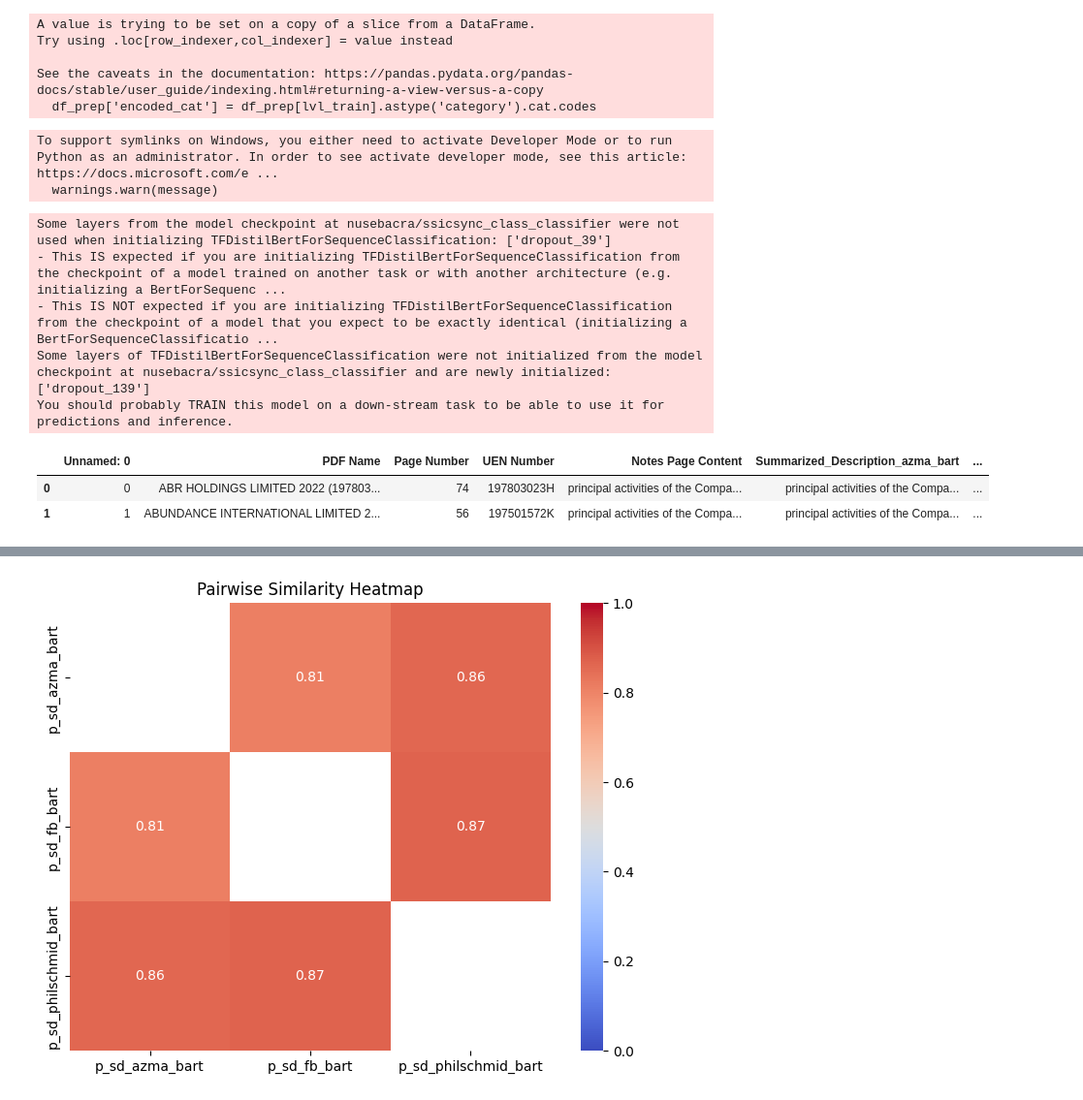
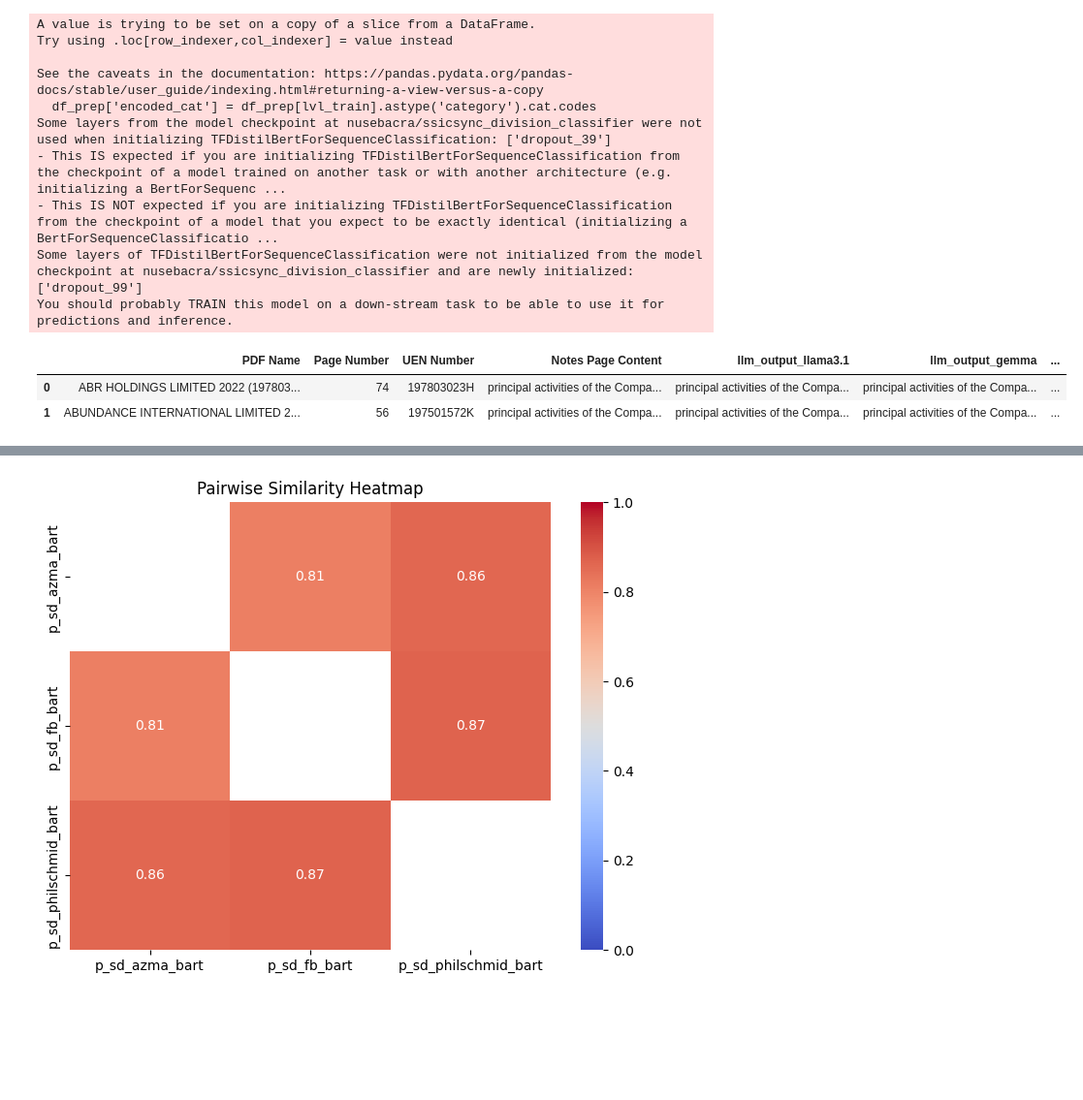
Before and after one commit to Michaelwwk/ssicsync, a Jupyter notebook: Model Load & Test_wudi.ipynb, the cells around one changed output, grey strips where cells are left out. Shown at 97% size. Drawn from its saved outputs; the diff is of its cells as text; code cells hidden in the pictures; blank space fills up the shorter version.

```diff
--- a/Model Load & Test_wudi.ipynb
+++ b/Model Load & Test_wudi.ipynb
@@ -12,7 +12,7 @@ import tensorflow as tf
 # 4. 'Class'
 # 5. 'Subclass'
 
-level = 'Class'
+level = 'Division'
 topn = 3
 ####################################################################################################
 
@@ -179,7 +179,7 @@ list_df = list_df.rename(columns={'Section2': 'Section2'})
 
 # Validation Data
 # vdf_filepath = r"dataSources\ScrapedOutputFiles\(Roy) data validation.xlsx"
-vdf = pd.read_excel("D:\ssicsync\LLM_Test\Summarised_output_for_model_v3.xlsx",  dtype = str)
+vdf = pd.read_excel("D:\ssicsync\LLM_Test\Summarised_output_for_model_v4.xlsx",  dtype = str)
 
 vdf = vdf.merge(list_df[['UEN', 'ssic_code', 'ssic_code2', 'Section', 'Division', 'Group', 'Class', 'Sub-class', 'Section2', 'Division2', 'Group2', 'Class2', 'Sub-class2']], left_on='UEN Number', right_on='UEN', how='left')
 
@@ -214,8 +214,15 @@ vdf = apply_model_to_column(vdf, 'Azma_bart_tfidf', 'p_azma_bart_tfidf')
 vdf = apply_model_to_column(vdf, 'FB_bart_tfidf', 'p_fb_bart_tfidf')
 vdf = apply_model_to_column(vdf, 'Philschmid_bart_tfidf', 'p_philschmid_bart_tfidf')
 vdf = apply_model_to_column(vdf, 'Q&A model Output', 'p_QA')
-vdf = apply_model_to_column(vdf, 'llm_output_llama3.1_tfidf', 'p_llama_tfidf')
+
+vdf = apply_model_to_column(vdf, 'llama3_tfidf', 'p_llama_tfidf')
 vdf = apply_model_to_column(vdf, 'llm_output_llama3.1', 'p_llama')
+vdf = apply_model_to_column(vdf, 'llm_output_gemma', 'gemma')
+vdf = apply_model_to_column(vdf, 'llm_output_mistral', 'mistral')
+#gemma_tfidf
+vdf=apply_model_to_column(vdf, 'gemma_tfidf', 'p_gemma_tfidf')
+#	mistral_tfidf
+vdf=apply_model_to_column(vdf, 'mistral_tfidf', 'p_mistral_tfidf')
 
 ########################################################################## Translate ssic code to title desc
 translate_switch = 'On'
@@ -229,7 +236,7 @@ def map_codes_to_desc(codes):
 
 # Step 3: Apply this function to the p_columns in vdf
 
-list_columns = ['p_sd_azma_bart', 'p_sd_fb_bart', 'p_sd_philschmid_bart', 'p_azma_bart_tfidf', 'p_fb_bart_tfidf', 'p_philschmid_bart_tfidf', 'p_QA','p_llama','p_llama_tfidf']
+list_columns = ['p_sd_azma_bart', 'p_sd_fb_bart', 'p_sd_philschmid_bart', 'p_azma_bart_tfidf', 'p_fb_bart_tfidf', 'p_philschmid_bart_tfidf', 'p_QA','p_llama','p_llama_tfidf','gemma','p_gemma_tfidf','mistral','p_mistral_tfidf']
 
 # Switch to control the execution of the code section
 if translate_switch == 'On':
@@ -290,7 +297,7 @@ def check_subclass(row, prediction_col_name):
     return 'Y' if any(item[:5] == row['Sub-class'] or item[:5] == row['Sub-class2'] for item in row[prediction_col_name]) else 'N'
 
 #list_columns = ['p_sd_azma_bart', 'p_sd_fb_bart', 'p_sd_philschmid_bart', 'p_azma_bart_tfidf', 'p_fb_bart_tfidf', 'p_philschmid_bart_tfidf', 'p_QA']
-list_columns = ['p_sd_azma_bart', 'p_sd_fb_bart', 'p_sd_philschmid_bart', 'p_azma_bart_tfidf', 'p_fb_bart_tfidf', 'p_philschmid_bart_tfidf', 'p_QA','p_llama','p_llama_tfidf']
+list_columns = ['p_sd_azma_bart', 'p_sd_fb_bart', 'p_sd_philschmid_bart', 'p_azma_bart_tfidf', 'p_fb_bart_tfidf', 'p_philschmid_bart_tfidf', 'p_QA','p_llama','p_llama_tfidf','gemma','p_gemma_tfidf','mistral','p_mistral_tfidf']
 
 # Apply the functions to create new columns
 for p_column_to_check in list_columns:
@@ -303,43 +310,41 @@ for p_column_to_check in list_columns:
 check_columns = [col for col in vdf.columns if col.endswith('_check')]
 
 # Calculate the counts, ratios, and info_column
 vdf[['count_Y', 'count_N', 'total_Y_N', 'YN_ratio', 'info_column']] = vdf.apply(
     lambda row: pd.Series({
         'count_Y': (row[check_columns] == 'Y').sum(),
         'count_N': (row[check_columns] == 'N').sum(),
         'total_Y_N': (row[check_columns] == 'Y').sum() + (row[check_columns] == 'N').sum(),
         'Y_to_N_ratio': (row[check_columns] == 'Y').sum() / (row[check_columns] == 'N').sum() if (row[check_columns] == 'N').sum() != 0 else np.nan,
         'info_column': (
             lambda counts: f"Y: {counts['Y']}/{counts['total']} ({counts['Y'] / counts['total']:.2%}), "
                           f"N: {counts['N']}/{counts['total']} ({counts['N'] / counts['total']:.2%}), "
                           f"Y:N Ratio: {counts['Y'] / counts['N'] if counts['N'] != 0 else np.nan:.2f}"
         )({
             'Y': (row[check_columns] == 'Y').sum(),
             'N': (row[check_columns] == 'N').sum(),
             'total': (row[check_columns] == 'Y').sum() + (row[check_columns] == 'N').sum()
         })
     }),
     axis=1
 )
 
 #vdf.to_excel('vdf v2.xlsx', index=False)
 vdf.head(2)
 # %% [output]
 A value is trying to be set on a copy of a slice from a DataFrame.
 Try using .loc[row_indexer,col_indexer] = value instead
 
 See the caveats in the documentation: https://pandas.pydata.org/pandas-docs/stable/user_guide/indexing.html#returning-a-view-versus-a-copy
   df_prep['encoded_cat'] = df_prep[lvl_train].astype('category').cat.codes
+Some layers from the model checkpoint at nusebacra/ssicsync_division_classifier were not used when initializing TFDistilBertForSequenceClassification: ['dropout_39']
+- This IS expected if you are initializing TFDistilBertForSequenceClassification from the checkpoint of a model trained on another task or with another architecture (e.g. initializing a BertForSequenc ...
+- This IS NOT expected if you are initializing TFDistilBertForSequenceClassification from the checkpoint of a model that you expect to be exactly identical (initializing a BertForSequenceClassificatio ...
+Some layers of TFDistilBertForSequenceClassification were not initialized from the model checkpoint at nusebacra/ssicsync_division_classifier and are newly initialized: ['dropout_99']
+You should probably TRAIN this model on a down-stream task to be able to use it for predictions and inference.
-To support symlinks on Windows, you either need to activate Developer Mode or to run Python as an administrator. In order to see activate developer mode, see this article: https://docs.microsoft.com/e ...
-  warnings.warn(message)
-Some layers from the model checkpoint at nusebacra/ssicsync_class_classifier were not used when initializing TFDistilBertForSequenceClassification: ['dropout_39']
-- This IS expected if you are initializing TFDistilBertForSequenceClassification from the checkpoint of a model trained on another task or with another architecture (e.g. initializing a BertForSequenc ...
-- This IS NOT expected if you are initializing TFDistilBertForSequenceClassification from the checkpoint of a model that you expect to be exactly identical (initializing a BertForSequenceClassificatio ...
-Some layers of TFDistilBertForSequenceClassification were not initialized from the model checkpoint at nusebacra/ssicsync_class_classifier and are newly initialized: ['dropout_139']
-You should probably TRAIN this model on a down-stream task to be able to use it for predictions and inference.
-|  | Unnamed: 0 | PDF Name | Page Number | UEN Number | Notes Page Content | Summarized_Description_azma_bart | ... |
-| 0 | 0 | ABR HOLDINGS LIMITED 2022 (197803... | 74 | 197803023H | principal activities of the Compa... | principal activities of the Compa... | ... |
-| 1 | 1 | ABUNDANCE INTERNATIONAL LIMITED 2... | 56 | 197501572K | principal activities of the Compa... | principal activities of the Compa... | ... |
+|  | PDF Name | Page Number | UEN Number | Notes Page Content | llm_output_llama3.1 | llm_output_gemma | ... |
+| 0 | ABR HOLDINGS LIMITED 2022 (197803... | 74 | 197803023H | principal activities of the Compa... | principal activities of the Compa... | principal activities of the Compa... | ... |
+| 1 | ABUNDANCE INTERNATIONAL LIMITED 2... | 56 | 197501572K | principal activities of the Compa... | principal activities of the Compa... | principal activities of the Compa... | ... |
 # %%
 import pandas as pd
 import matplotlib.pyplot as plt
```
Also changed, not shown: parts of 5 cells of this notebook, 7 other files.
